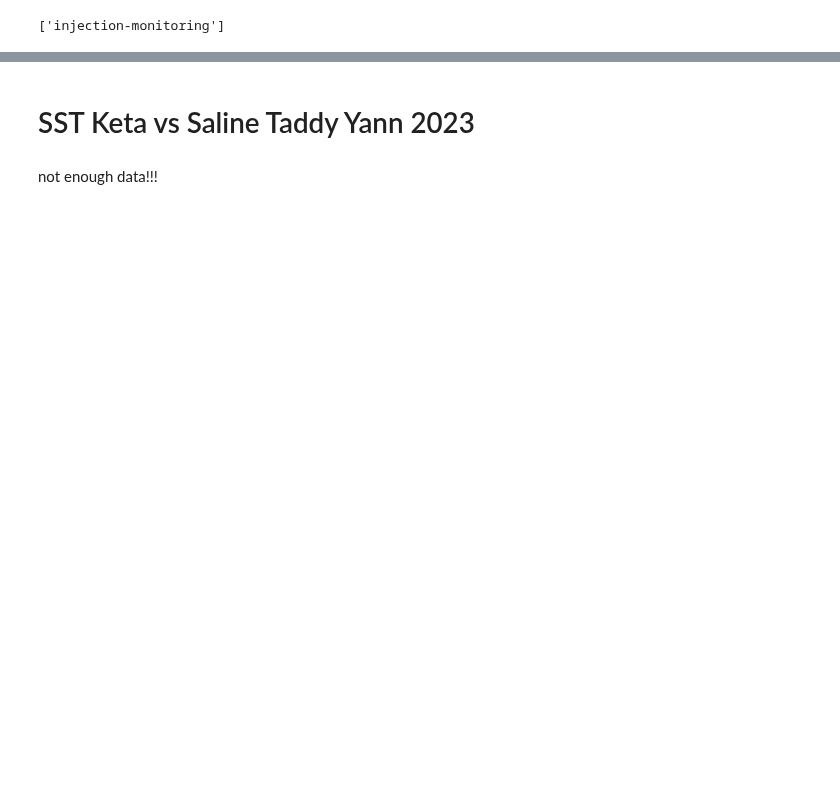
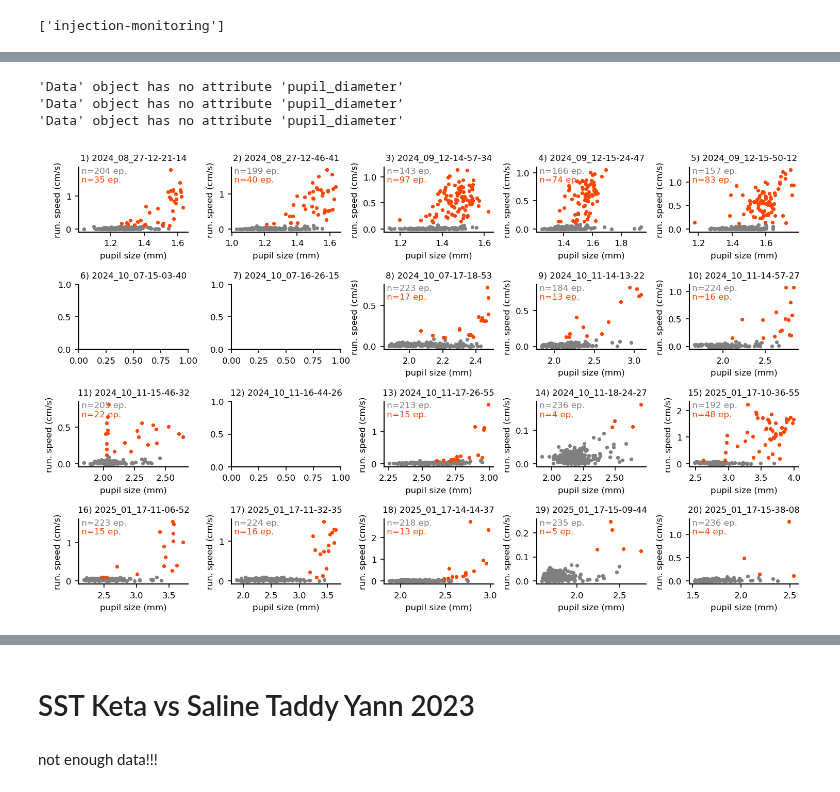
Before and after one commit to LauraGonzalez2000/physion, a Jupyter notebook: notebooks/personalized/Behavioral_modulation_of_visually_evoked_activity.ipynb, the cells around one changed output, grey strips where cells are left out. Cells and saved outputs as stored; diff of their text form; code cells hidden in the pictures; blank space fills up the shorter version.

```diff
--- a/notebooks/personalized/Behavioral_modulation_of_visually_evoked_activity.ipynb
+++ b/notebooks/personalized/Behavioral_modulation_of_visually_evoked_activity.ipynb
@@ -546,20 +612,25 @@ UnboundLocalError: cannot access local variable 'HAcond' where it is not associa
 # %%
 rows = 4
 cols = 5
 fig, AX = pt.plt.subplots(rows, cols, figsize=(12,7))
 pt.plt.subplots_adjust(wspace=0.4, hspace=0.8)
 
 for f, filename in enumerate(SESSIONS['files']):
     try:
         data = Data(filename, verbose=False)
-        plot_behavior_in_episodes(data, ax=AX[int(f/5)][f%5])
+        plot_behavior_in_episodes(data, ax=AX[int(f/5)][f%5], running_speed_threshold=0.1, metric='locomotion')
     except Exception as e:
         print(e)
     AX[int(f/5)][f%5].set_title(str(f+1)+') '+data.filename.replace('.nwb',''), fontsize=8)
 
 
 for i in range(rows*cols-len(SESSIONS['files'])):
     AX[-1][i*(-1) - 1].axis('off')
+# %% [output]
+'Data' object has no attribute 'pupil_diameter'
+'Data' object has no attribute 'pupil_diameter'
+'Data' object has no attribute 'pupil_diameter'
+[figure, added]
 # %%
 dataIndex, roiIndex = 3, 20
 data = Data(SESSIONS['files'][dataIndex], verbose=False)
```
Also changed, not shown: parts of 14 cells of this notebook, 3 other files.
